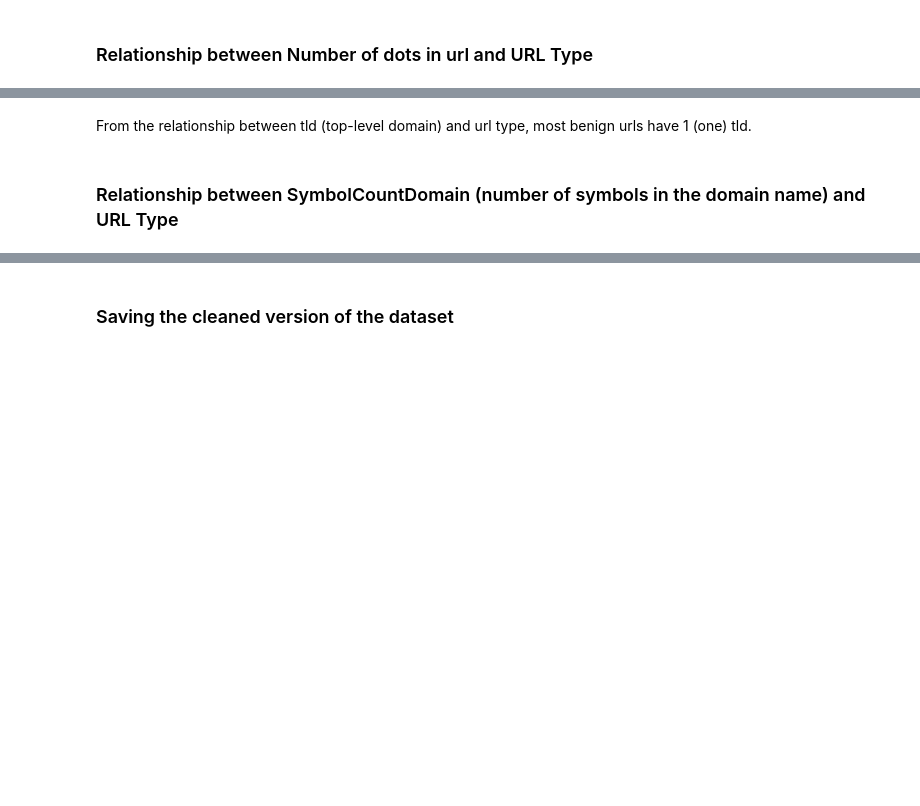
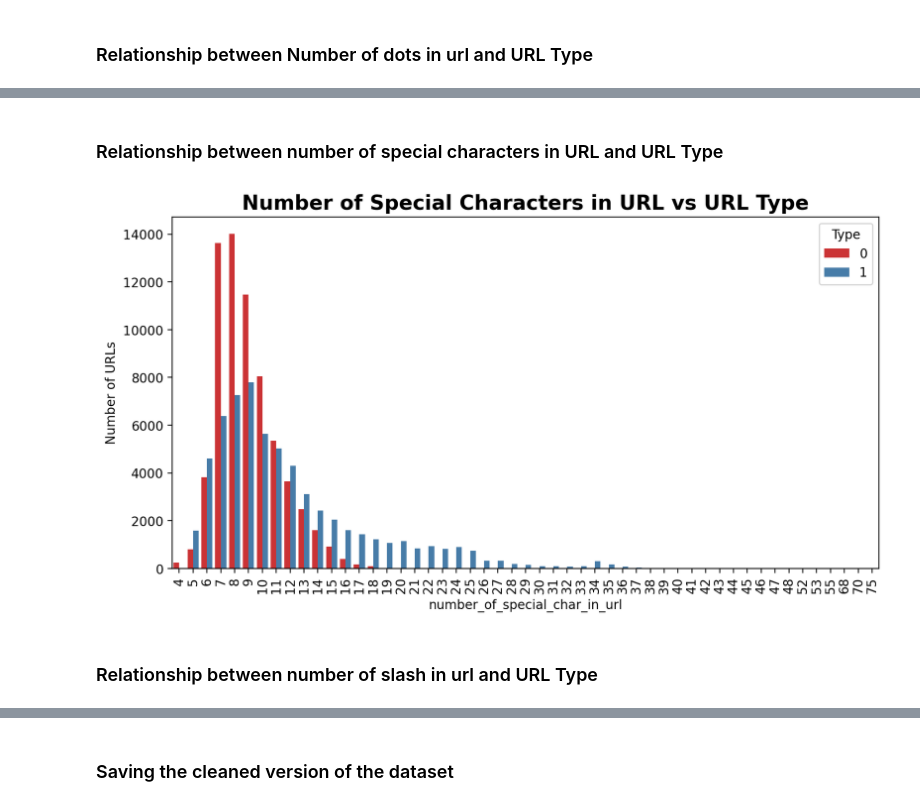
Before and after one commit to DejusDevspace/phishing-detector-ml-cli-toolkit, a Jupyter notebook: data_exploration.ipynb, the cells around one changed output, grey strips where cells are left out. Saved outputs shown, nothing was run; the diff lists cells and outputs as text; code cells hidden in the pictures; blank space fills up the shorter version.

```diff
--- a/data_exploration.ipynb
+++ b/data_exploration.ipynb
@@ -100,4 +102,15 @@ plt.show()
-# %% [markdown]
-From the relationship between tld (top-level domain) and url type, most benign urls have 1 (one) tld.
+# %% [markdown]
+### Relationship between number of special characters in URL and URL Type
+# %%
+# Relationship between number_of_special_char_in_url and Type
+plt.figure(figsize=(10, 5), dpi=200)
+sns.countplot(data=df, x="number_of_special_char_in_url", hue="Type", palette="Set1")
+plt.title("Number of Special Characters in URL vs URL Type", fontsize=16, fontweight="bold")
+plt.xticks(rotation=90)
+plt.ylabel("Number of URLs")
+plt.savefig("./plots/number-special-char-vs-url-type.png")
+plt.show()
+# %% [output]
+[figure, added]
 # %% [markdown]
-### Relationship between SymbolCountDomain (number of symbols in the domain name) and URL Type
+### Relationship between number of slash in url and URL Type
```
Also changed, not shown: parts of 13 cells of this notebook.
